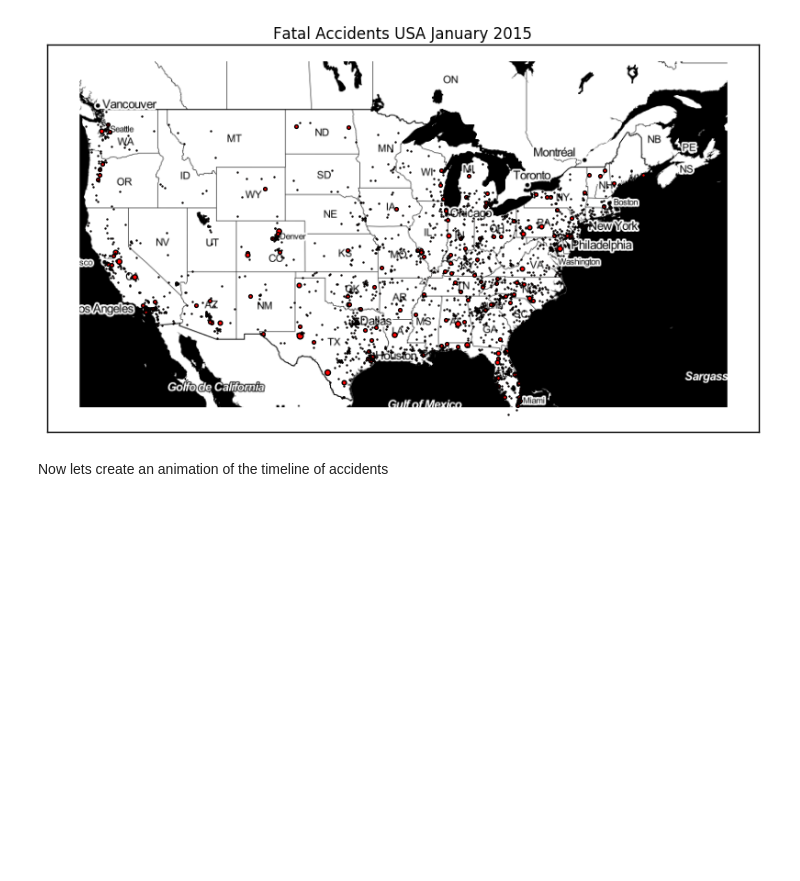
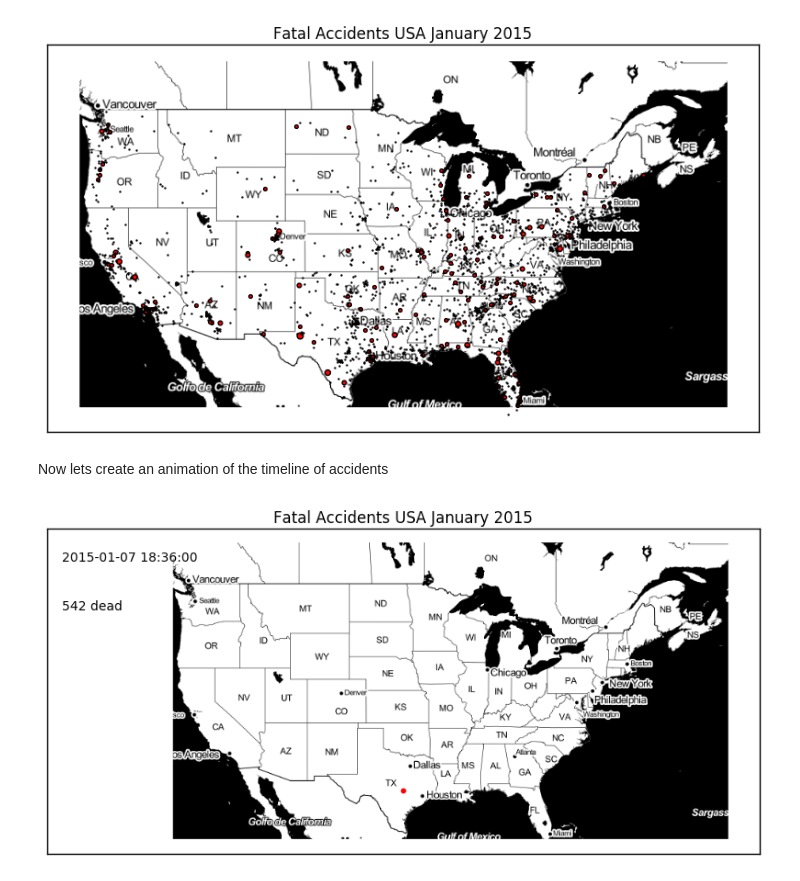
Before and after one commit to mihwano/mihwano.github.io, a Jupyter notebook: notes/basemaps.ipynb, the cells around one changed output. Drawn from its saved outputs; the diff is of its cells as text; code cells hidden in the pictures; blank space fills up the shorter version.

Commit message:
animation geotiler

```diff
--- a/notes/basemaps.ipynb
+++ b/notes/basemaps.ipynb
@@ -109,32 +110,36 @@ casualties = [str(sum(jan["FATALS"].iloc[:i]))+ ' dead' for i in range(len(jan))
 #Setting up the figure
 fig, ax = plt.subplots()
 m = geotiler.Map(center=(-92,40), zoom=4, size=(750,400))
 m.provider = geotiler.find_provider('stamen-toner')
 image = geotiler.render_map(m)
 ax.set_xticks([])
 ax.set_yticks([])
 ax.set_title("Fatal Accidents USA January 2015")
 ax.imshow(image)
 colors = ["red" for x in range(len(fatalities))]
 dot = ax.scatter(lon,lat,c=colors,s=10)
 text1 = ax.text(0.02, 0.90, '', transform=ax.transAxes)
 text2 = ax.text(0.02,0.75, '', transform=ax.transAxes)
 
 # initialization function: plot the background of each frame
 def init():
     dot.set_data([], [])
     return (dot,)
 
 # animation function. This is called sequentially
 def animate(i):
     x, y = m.rev_geocode((lon[i],lat[i]))
     dot.set_offsets((x,y))
     dot.set_color("red")
     text1.set_text(times[i])
     text2.set_text(casualties[i])
     return (dot,)
 
 # call the animator. blit=True means only re-draw the parts that have changed.
-anim = animation.FuncAnimation(fig, animate, frames=1000, interval=10, blit=True)
+anim = animation.FuncAnimation(fig, animate, frames=500, interval=10, blit=True)
 
-display_animation(anim)
+#display_animation(anim)
+# set embed_frames=True to embed base64-encoded frames directly in the HTML
+anim.save('animation.html', writer=HTMLWriter(embed_frames=True))
+# %% [output]
+[figure, added]
```
Also changed, not shown: parts of 1 cell of this notebook.
